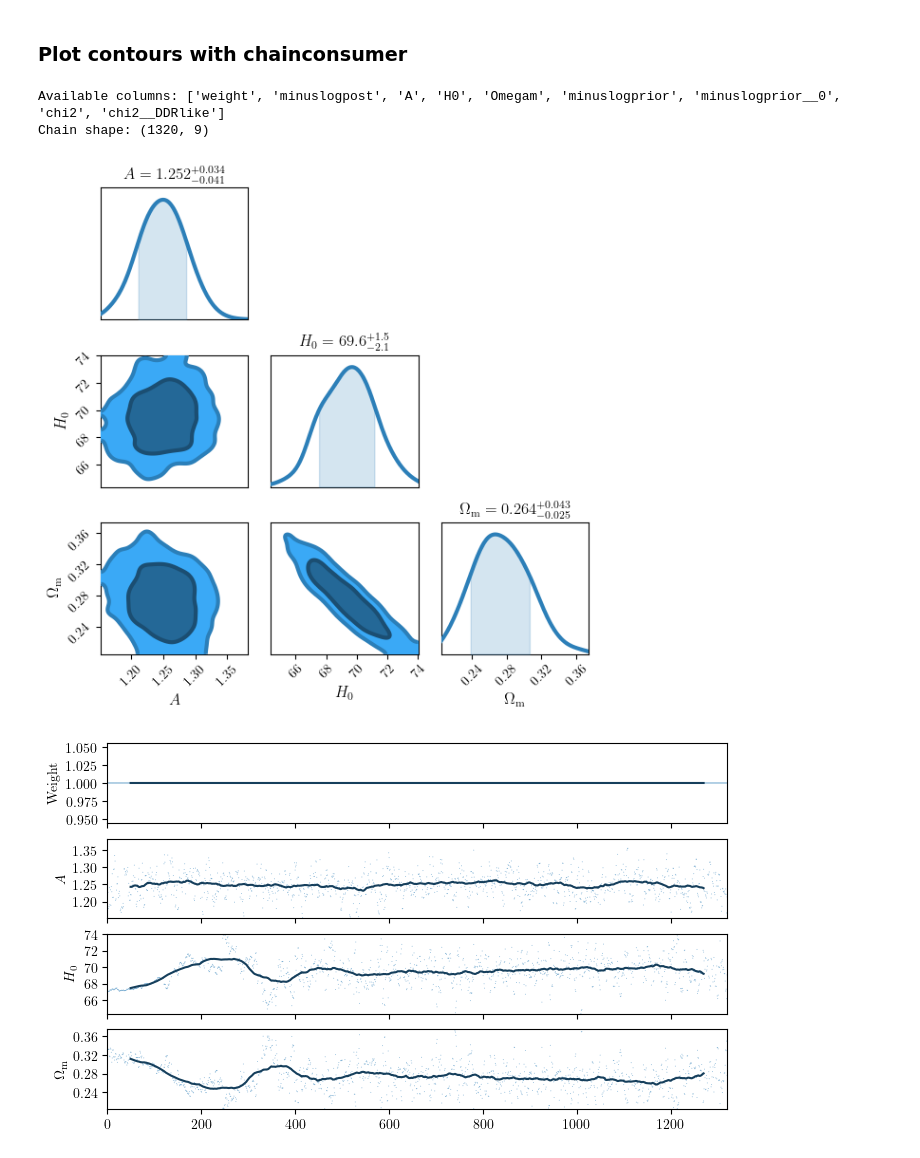
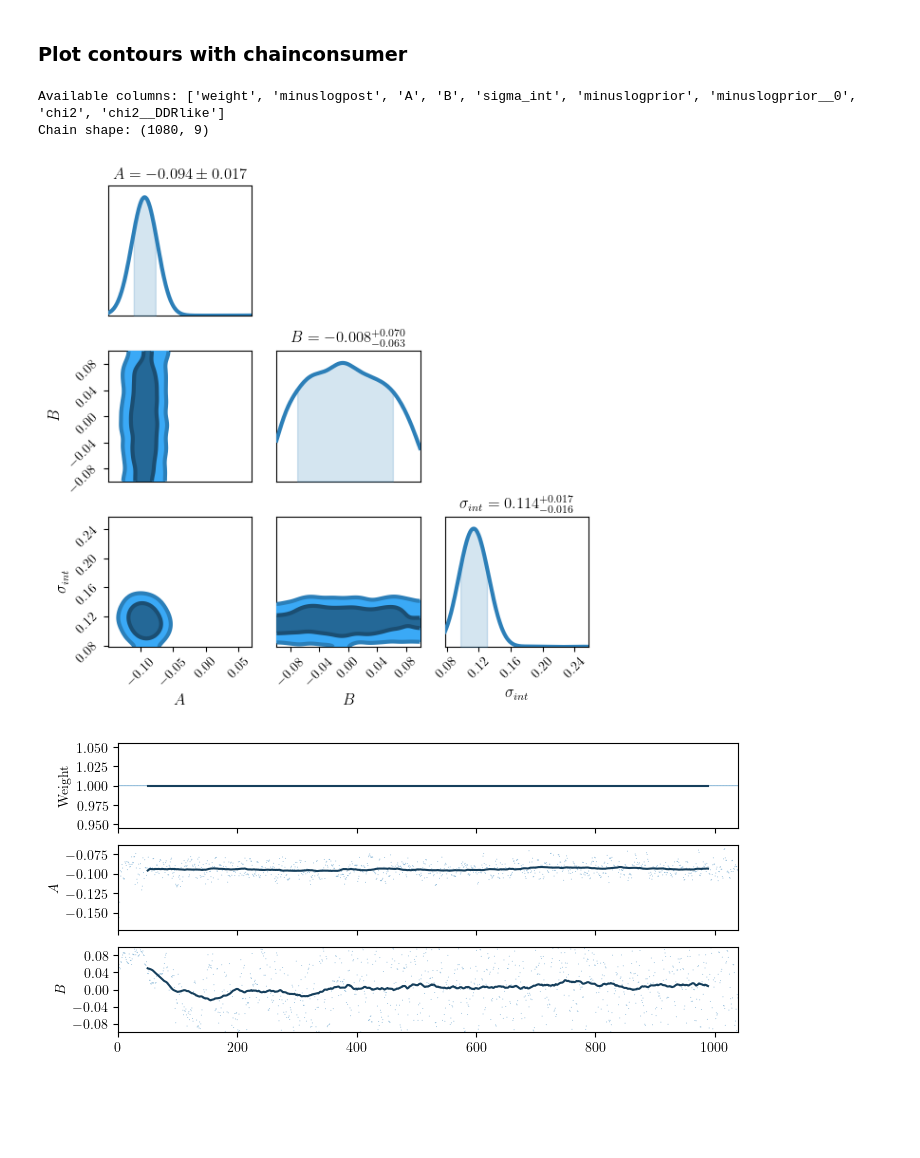
Before and after one commit to nataliehogg/quasar-ddr, a Jupyter notebook: sampler_interface.ipynb, the cells around one changed output. Saved outputs shown, nothing was run; the diff lists cells and outputs as text; code cells hidden in the pictures; blank space fills up the shorter version.

```diff
--- a/sampler_interface.ipynb
+++ b/sampler_interface.ipynb
@@ -36,6 +35,6 @@ Utilities.print_mock_datasets(datasets, unmatched)
 # %%
 # select by index in the list above, returns a dictionary of that dataset's settings
-dataset = Utilities.select_mock_dataset(index=0, datasets=datasets)
+dataset = Utilities.select_mock_dataset(index=1, datasets=datasets)
 # %% [markdown]
 ### Run Cobaya
 # %%
@@ -105,39 +122,39 @@ with open(chain_file, 'r') as f:
 column_names = header_line.strip('#').split()
 
 # Read the chain data with explicit column names
 df = pd.read_csv(chain_file, sep=r'\s+', comment='#', names=column_names, header=None)
 
 # Print available columns for debugging
 print("Available columns:", df.columns.tolist())
 print(f"Chain shape: {df.shape}")
 print()
 
 # Extract parameters for the triangle plot
-params = ['A', 'H0', 'Omegam']
+params = ['A', 'B', 'sigma_int']
 weights = df['weight'].values
 
 # Create ChainConsumer object
 c = ChainConsumer()
 
 # Add the chain with proper column names and weights
 c.add_chain(Chain(samples=df[params], weights=weights, name="DDR",
                   bins=10, smooth=20,
                   shade_gradient=0.8, linewidth=3, color=cool[1]))
 
-c.set_plot_config(PlotConfig(labels={'A': r'$A$', 'H0': r'$H_0$', 'Omegam': r'$\Omega_{\rm m}$'},
+c.set_plot_config(PlotConfig(labels={'A': r'$A$', 'B': r'$B$', 'sigma_int': r'$\sigma_{int}$'},
                             usetex=True,serif=True))
 
 # Generate triangle plot
 fig = c.plotter.plot(figsize=(6,6))
 
 # Adjust layout for better display
 plt.tight_layout()
 plt.show()
 # %% [output]
-Available columns: ['weight', 'minuslogpost', 'A', 'H0', 'Omegam', 'minuslogprior', 'minuslogprior__0', 'chi2', 'chi2__DDRlike']
-Chain shape: (1320, 9)
+Available columns: ['weight', 'minuslogpost', 'A', 'B', 'sigma_int', 'minuslogprior', 'minuslogprior__0', 'chi2', 'chi2__DDRlike']
+Chain shape: (1080, 9)
-[figure, old version]
+[figure, new version]
 # %%
 fig = c.plotter.plot_walks(convolve=100)
 # %% [output]
-[figure, old version]
+[figure, new version]
```
Also changed, not shown: parts of 2 cells of this notebook, 25 other files.
